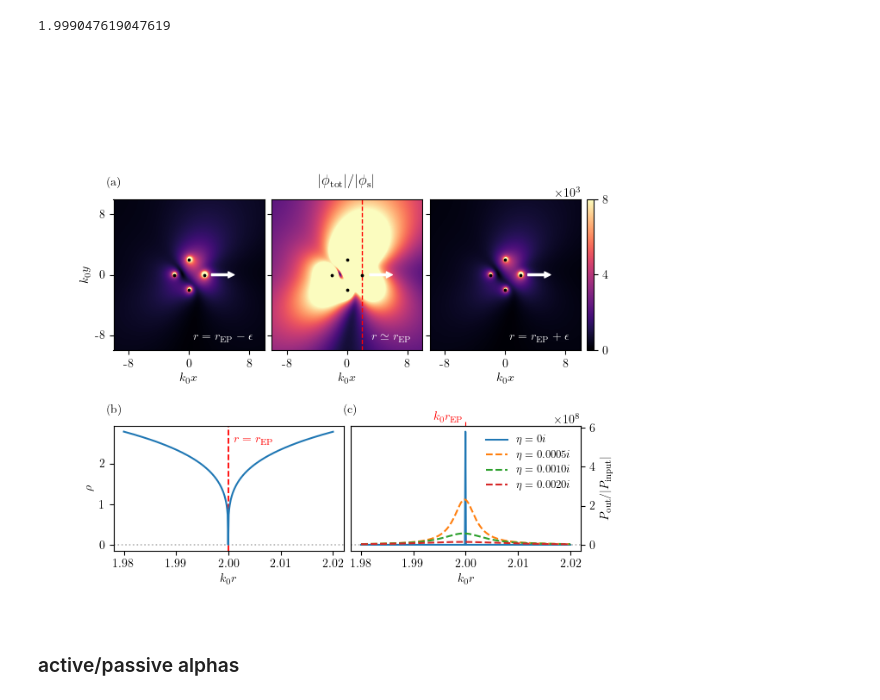
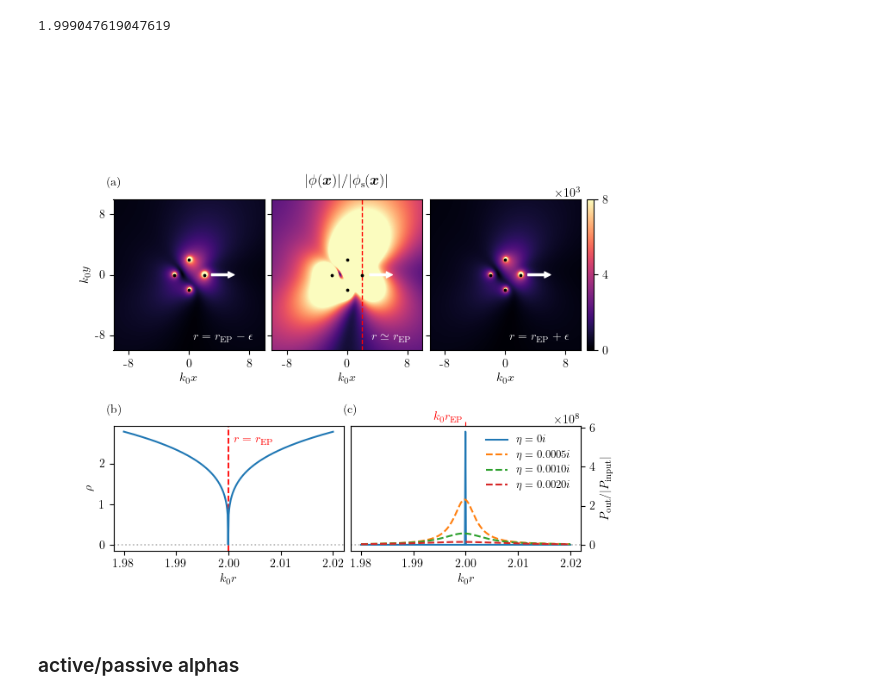
Before and after one commit to mekise/graph-theory-dda, a Jupyter notebook: notebooks/plot_paper.ipynb, the cells around one changed output. Drawn from its saved outputs; the diff is of its cells as text; code cells hidden in the pictures.

Commit message:
Adjust title EP multiplot

```diff
--- a/notebooks/plot_paper.ipynb
+++ b/notebooks/plot_paper.ipynb
@@ -9,7 +9,7 @@ import matplotlib.animation as animation
 
 plt.rcParams.update({
     "text.usetex": True,
-    "text.latex.preamble": r'\usepackage{amsmath}', # insert packages here e.g. r'\usepackage{mathrm}'
+    "text.latex.preamble": r'\usepackage{amsmath}\usepackage{bm}', # insert packages here e.g. r'\usepackage{mathrm}'
     "font.family": "serif",
     "font.serif": "cm",
     "font.size": 10,
@@ -387,7 +387,7 @@ ax.set_yticks([-8, 0, 8],['-8', '0', '8'])
 # cbar1.remove()
 
 ax = fig.add_subplot(gs[0,2:4])
-ax.set_title('$|\phi_\mathrm{tot}|/|\phi_\mathrm{s}|$', y=1.1, pad=0, fontsize=12)
+ax.set_title('$|\phi(\\bm{x})|/|\phi_\mathrm{s}(\\bm{x})|$', y=1.1, pad=0, fontsize=12)
 ax.axvline(2,ls='--',c='r',lw=1)
 for i in range(scattpos.shape[1]):
     ax.scatter(scattpos[rslice[1], i, 0], scattpos[rslice[1], i, 1], c='k', s=3, zorder=3)
@@ -458,34 +458,34 @@ Pout = file["Pout"]
 Pinput = 10
 ax.axhline(0, c='0.7', ls='dotted', lw=1.2)
 ax.plot(rspan, 1e-26*Pout[:, 200]/Pinput, '-', c='C0', label="$\eta=0i$")
 ax.plot(rspan, Pout[:, 250]/Pinput, '--', c='C1', label="$\eta=0.0005i$")
 ax.plot(rspan, Pout[:, 300]/Pinput, '--', c='C2', label="$\eta=0.0010i$")
 ax.plot(rspan, Pout[:, 400]/Pinput, '--', c='C3', label="$\eta=0.0020i$")
 ax.yaxis.set_label_position("right")
 ax.yaxis.tick_right()
 ax.set_xlabel("$k_0r$")
 ax.set_ylabel("$P_\\mathrm{out}/|P_\\mathrm{input}|$")
 ax_t = ax.secondary_xaxis('top')
 ax_t.set_ticks([2], [""])
 ax_t.tick_params(colors=('red'))
 ax.text(0.36, 1.04, "$k_0r_\\mathrm{EP}$", transform=ax.transAxes, c="r")
 ax.legend(frameon=False, loc="upper right")
 
 cax = fig.add_axes([0.91,.468,.012,.269])
 cbar = plt.colorbar(im1, cax=cax, ticks=[0, 4e3, 8e3], format="%.2f", orientation="vertical")
 cbar.set_ticklabels(['0', '4', '8'])
 cax.yaxis.set_ticks_position("right")
 
 ax.text(0.89, 2.85, "$\\times10^3$", transform=ax.transAxes)
 ax.text(-1.06, 2.93, "(a)", transform=ax.transAxes)
 ax.text(-1.06, 1.1, "(b)", transform=ax.transAxes)
 ax.text(-0.03, 1.1, "(c)", transform=ax.transAxes)
 
 # plt.tight_layout()
 plt.savefig(saveplot)
 plt.show()
 # %% [output]
-[figure, old version]
+[figure, new version]
 # %% [markdown]
 ### active/passive alphas
 # %%
```
